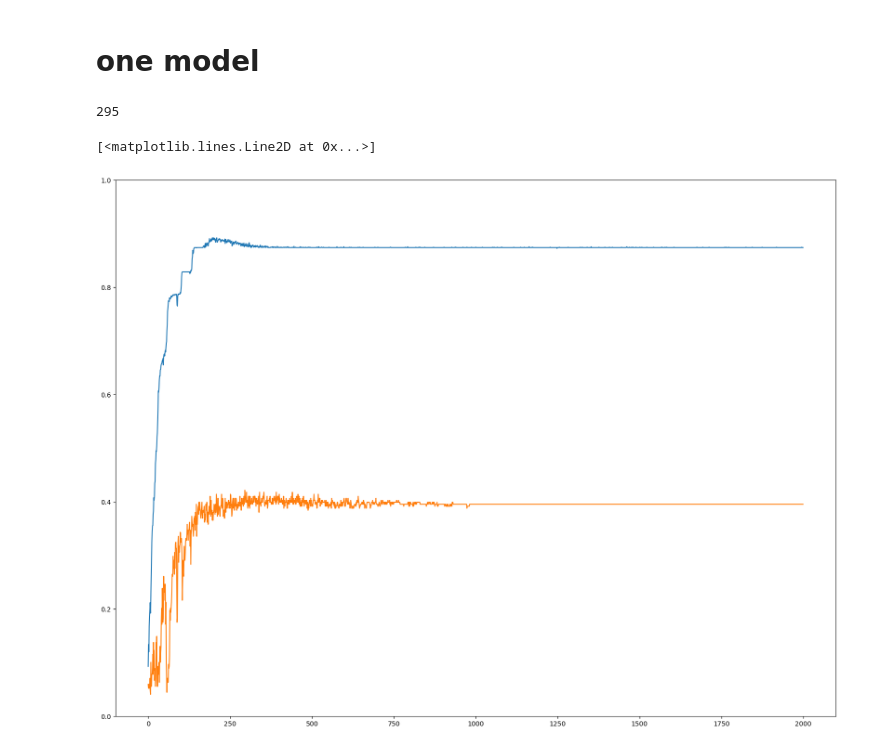
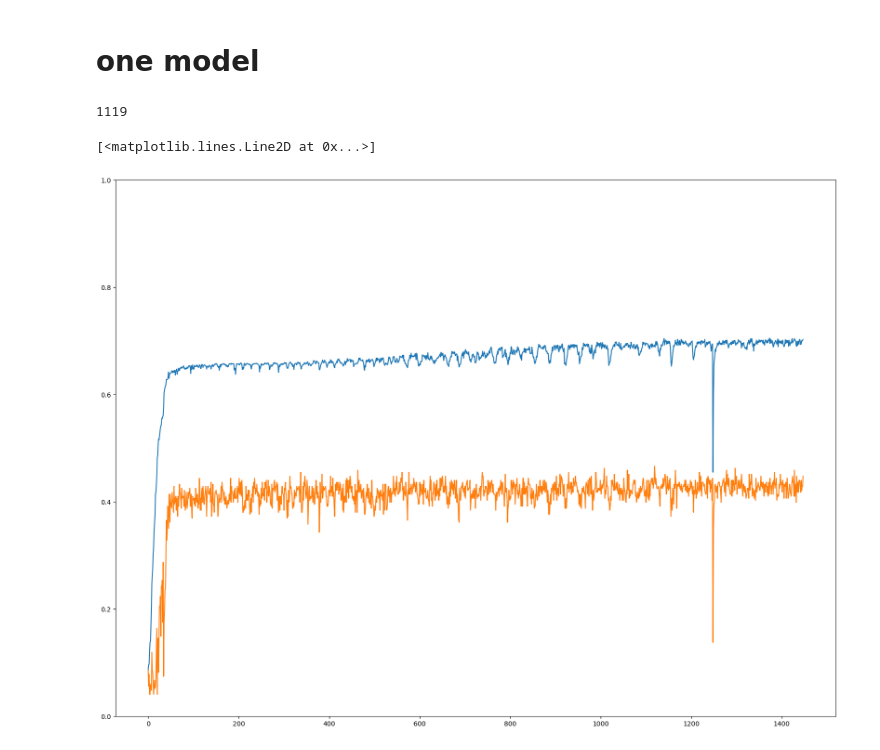
Before and after one commit to NickFleece/Thesis, a Jupyter notebook: skeleton-action-recognition/jhmdb/eval_models.ipynb, the cells around one changed output. Drawn from its saved outputs; the diff is of its cells as text; code cells hidden in the pictures.

```diff
--- a/skeleton-action-recognition/jhmdb/eval_models.ipynb
+++ b/skeleton-action-recognition/jhmdb/eval_models.ipynb
@@ -59,7 +60,7 @@ m_4.9.3 - 0.22014925373134328
 # one model
 # %%
 #Change this to the version you want
-VERSION = "v10.7-0.01-512-16"
+VERSION = "10.7.23_new"
 
 model_path = f"{result_dir}/m_{VERSION}"
 
@@ -76,35 +77,35 @@ for mf in model_files:
     if mf == 'model': continue
     new_model_files.append(int(mf))
 
 new_model_files.sort()
 # print(new_model_files)
 model_files = new_model_files
 
 for e in tqdm(model_files):
 
     if e == 'model' : continue
 
     res = torch.load(f"{model_path}/{e}", map_location=torch.device('cpu'))
 
     training_accs.append(accuracy_score(res['train_actual'], res['train_predicted']))
     testing_accs.append(accuracy_score(res['val_actual'], res['val_predicted']))
 
     if accuracy_score(res['val_actual'], res['val_predicted']) > max_testing_acc:
         max_conf_matrix = confusion_matrix(res['val_actual'], res['val_predicted'])
         max_epoch = e
         max_testing_acc = accuracy_score(res['val_actual'], res['val_predicted'])
 
 print(max_epoch)
 
 plt.figure(figsize=(20,15))
 plt.ylim(0,1)
 # plt.xlim(0,400)
 plt.plot(range(len(training_accs)), training_accs)
 plt.plot(range(len(testing_accs)), testing_accs)
 # %% [output]
-295
+1119
 [<matplotlib.lines.Line2D at 0x...>]
-[figure, old version]
+[figure, new version]
 # %%
 plt.figure(figsize=(20,15))
 plt.ylim(0,1)
```
Also changed, not shown: parts of 6 cells of this notebook, 2 other files.
